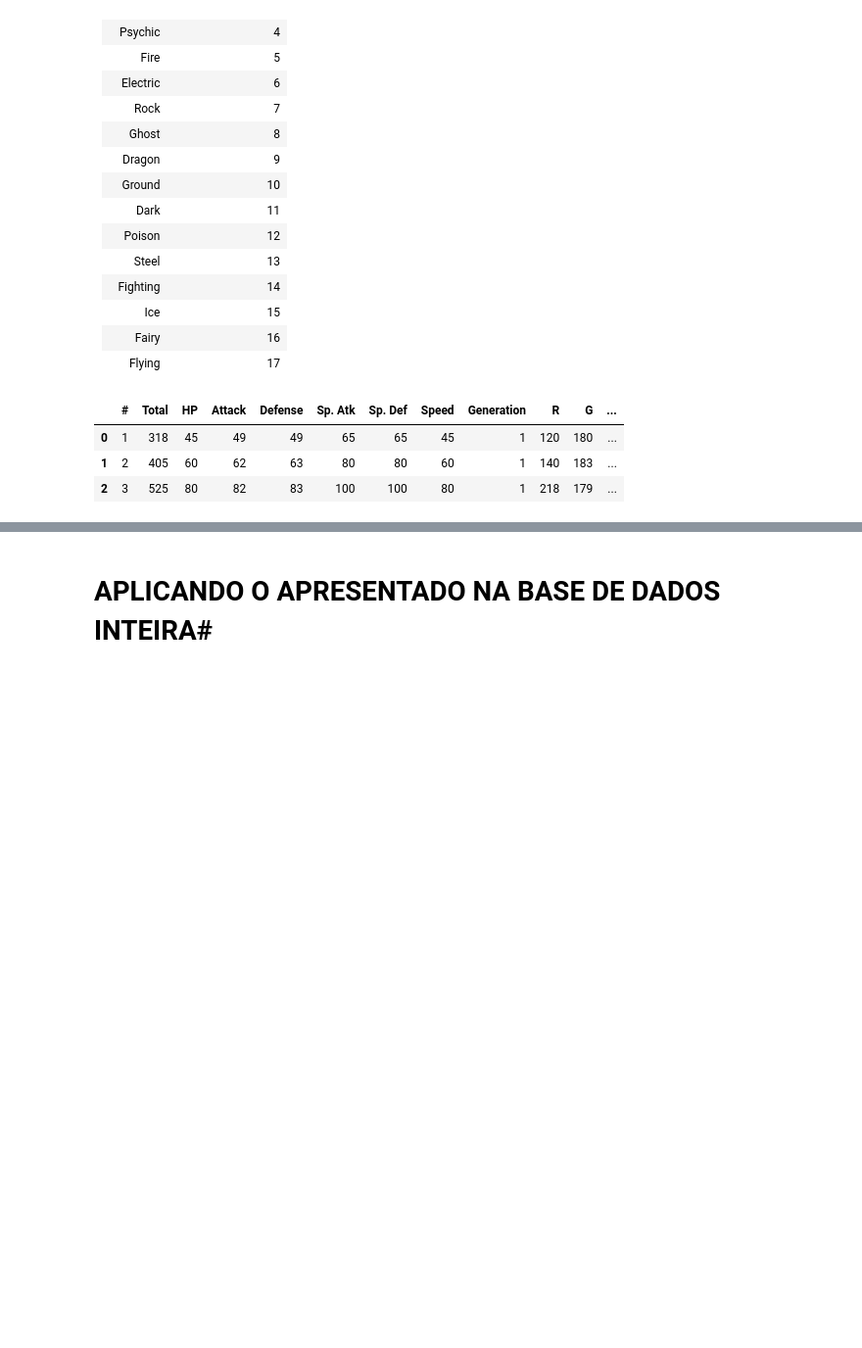
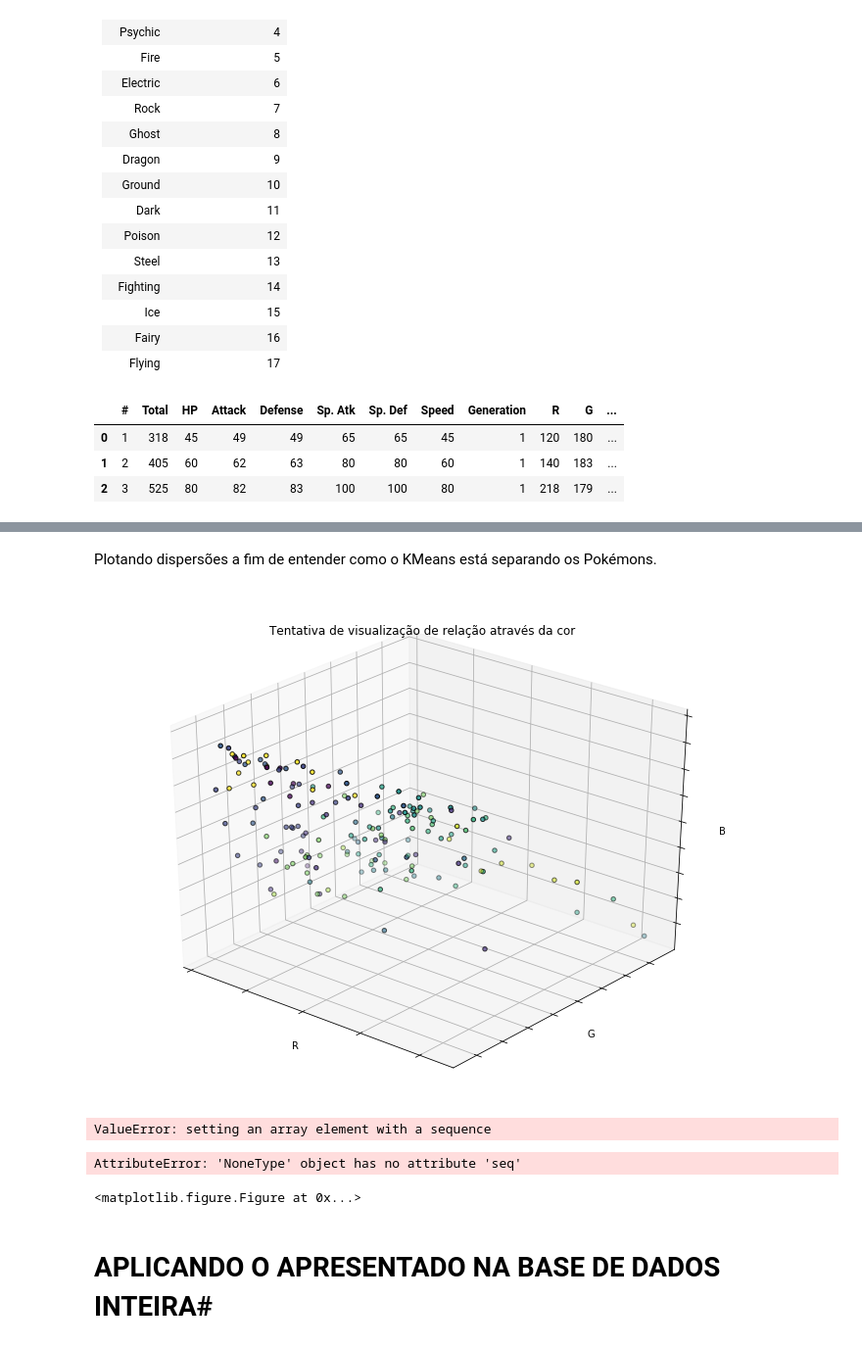
Before and after one commit to guidiamond/Projeto-3--CDD, a Jupyter notebook: Projeto final Ciência dos Dados.ipynb, the cells around one changed output, grey strips where cells are left out. Shown at 98% size. Saved outputs shown, nothing was run; the diff lists cells and outputs as text; code cells hidden in the pictures; blank space fills up the shorter version.

```diff
--- a/Projeto final Ciência dos Dados.ipynb
+++ b/Projeto final Ciência dos Dados.ipynb
@@ -125,3 +131,46 @@ score
+# %% [markdown]
+Plotando dispersões a fim de entender como o KMeans está separando os Pokémons.
+# %%
+# O código base desta célula foi extraído da página http://scikit-learn.org/stable/auto_examples/cluster/plot_cluster_iris.html#sphx-glr-auto-examples-cluster-plot-cluster-iris-py
+#e modificado para servir melhor às necessidades do trabalho.
+X= data2.values #transformando o dataset, agora composto só por números, em um array do numpy para que ele possa ser iterado
+
+estimators = [('Teste', modelo_parcial)]
+
+fignum = 1
+titles = ['Tentativa de visualização de relação através da cor']
+for name, est in estimators:
+
+    fig = plt.figure(fignum, figsize=(10, 7))
+
+    ax = Axes3D(fig, rect=[0, 0, .90, 1], elev=30, azim=130)
+    est.fit(X)
+    labels = est.labels_
+    ax.scatter(X[:, 9], X[:, 10], X[:, 11], c=labels.astype(np.float), edgecolor='k')
+
+    ax.w_xaxis.set_ticklabels([])
+    ax.w_yaxis.set_ticklabels([])
+    ax.w_zaxis.set_ticklabels([])
+
+    ax.set_xlabel('R')
+    ax.set_ylabel('G')
+    ax.set_zlabel('B')
+    ax.set_title(titles[fignum - 1]) #esta linha e a de baixo serão utilizadas para o caso de buscarmos mais plots e precisarmos
+                                     #de mais plots com seus reséctivos títulos
+    fignum = fignum + 1
+    ax.dist = 10
+# %% [output]
+[figure, added]
+# %%
+# tentando plotar uma matriz de dispersão
+import seaborn as sns
+sns.set(style="ticks")
+
+sns.pairplot(data2, hue='Categoria_Num', diag_kind= 'hist')
+# %% [output]
+ValueError: setting an array element with a sequence
+AttributeError: 'NoneType' object has no attribute 'seq'
+<matplotlib.figure.Figure at 0x...>
 # %% [markdown]
 # APLICANDO O APRESENTADO NA BASE DE DADOS INTEIRA#
 # %% [markdown]
```
Also changed, not shown: parts of 14 cells of this notebook.
